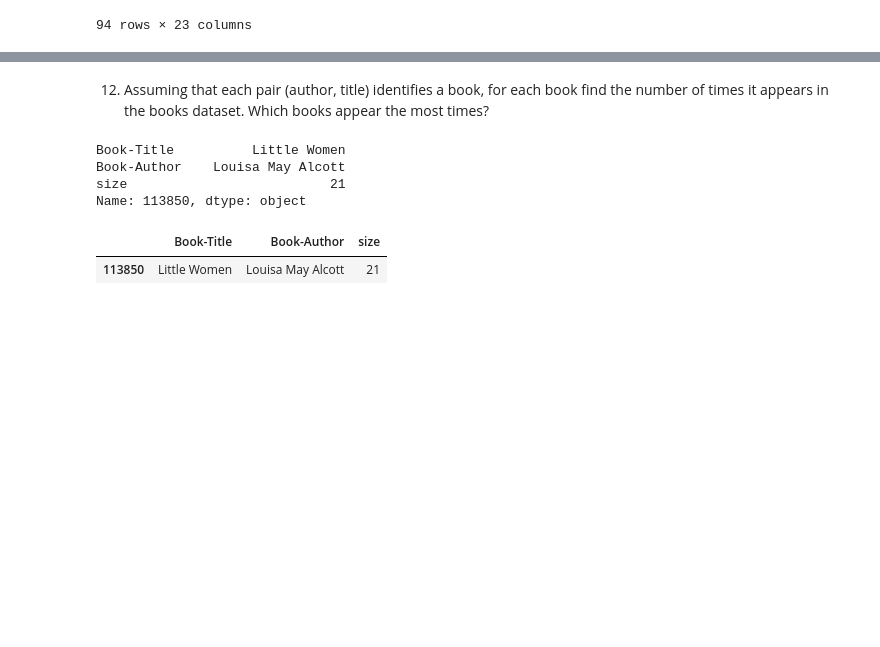
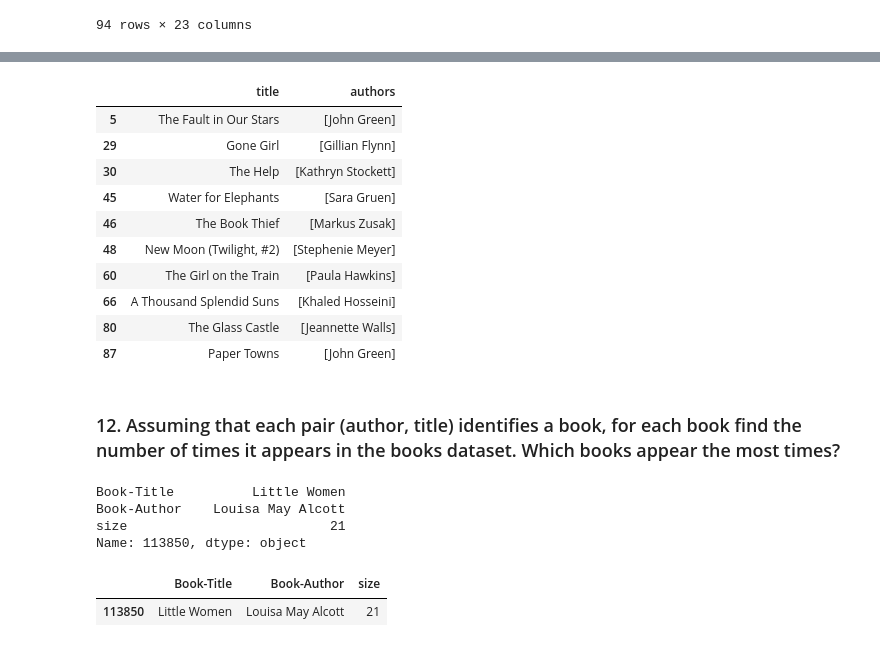
Before and after one commit to corinnastrada/pandas_uni_project, a Jupyter notebook: script_progetto.ipynb, the cells around one changed output, grey strips where cells are left out. Saved outputs shown, nothing was run; the diff lists cells and outputs as text; code cells hidden in the pictures; blank space fills up the shorter version.

```diff
--- a/script_progetto.ipynb
+++ b/script_progetto.ipynb
@@ -582,0 +465,12 @@ only_goodbooks
+# %%
+##con i titoli originali
+
+lista_titoli_originali= []
+
+books_title = books['Book-Title'].tolist()
+
+for titolo in goodbooks['original_title']:
+    if titolo not in books_title:
+        lista_titoli_originali.append(titolo)
+
+lista_titoli_originali
@@ -583,5 +495,21 @@ only_goodbooks
+# %%
+only_goodbooks_title_original = goodbooks[goodbooks['title'].isin(lista_titoli_originali)]
+# %%
+only_goodbooks_title_original[['title' , 'authors']]
+# %% [output]
+|  | title | authors |
+| 5 | The Fault in Our Stars | [John Green] |
+| 29 | Gone Girl | [Gillian Flynn] |
+| 30 | The Help | [Kathryn Stockett] |
+| 45 | Water for Elephants | [Sara Gruen] |
+| 46 | The Book Thief | [Markus Zusak] |
+| 48 | New Moon (Twilight, #2) | [Stephenie Meyer] |
+| 60 | The Girl on the Train | [Paula Hawkins] |
+| 66 | A Thousand Splendid Suns | [Khaled Hosseini] |
+| 80 | The Glass Castle | [Jeannette Walls] |
+| 87 | Paper Towns | [John Green] |
 # %% [markdown]
-12. Assuming that each pair (author, title) identifies a book, for each book find the number of times it appears in the books dataset. Which books appear the most times?
+### 12. Assuming that each pair (author, title) identifies a book, for each book find the number of times it appears in the books dataset. Which books appear the most times?
 # %%
 books_times = books.groupby(['Book-Title', 'Book-Author'], as_index=False).size()
 # %%
```
Also changed, not shown: parts of 81 cells of this notebook.
